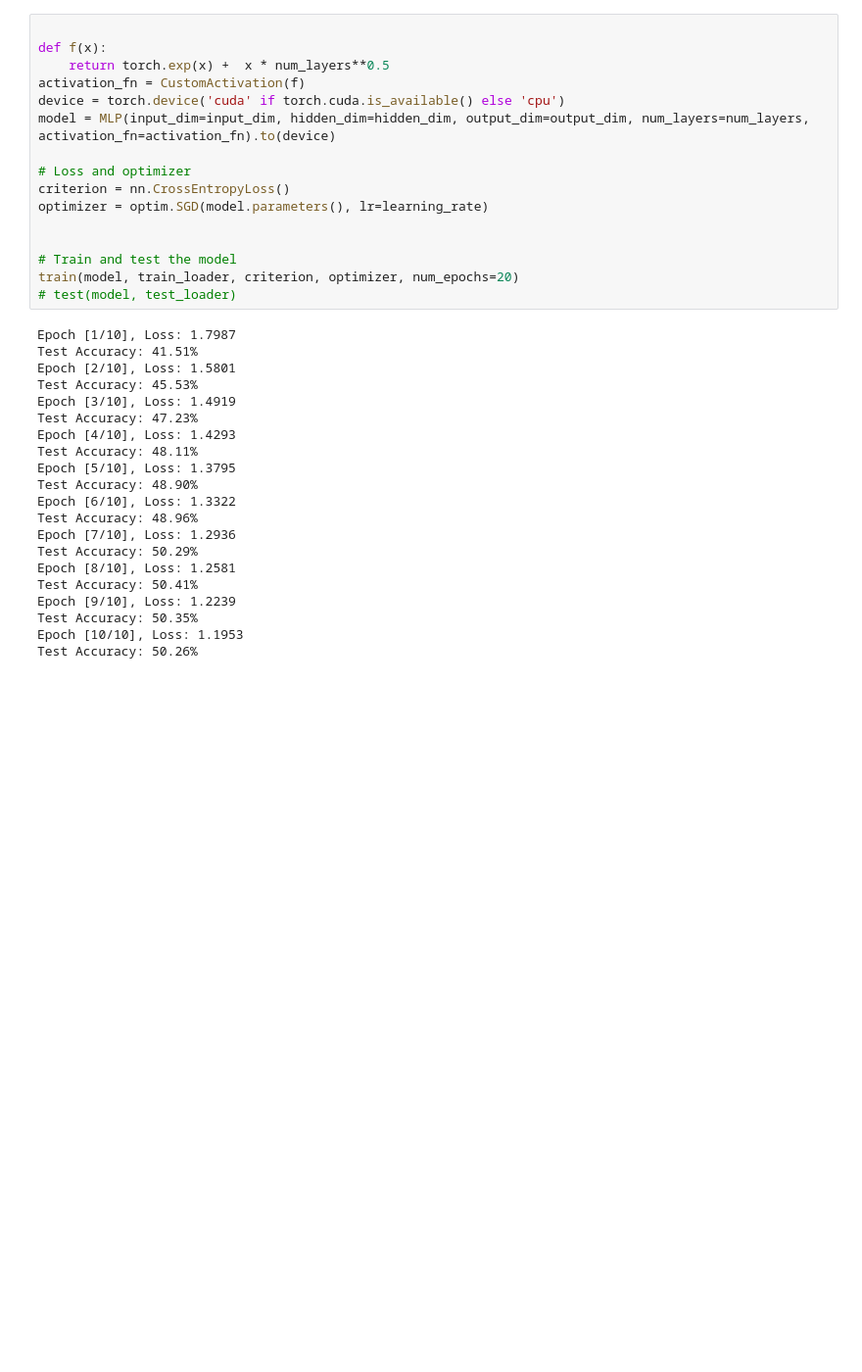
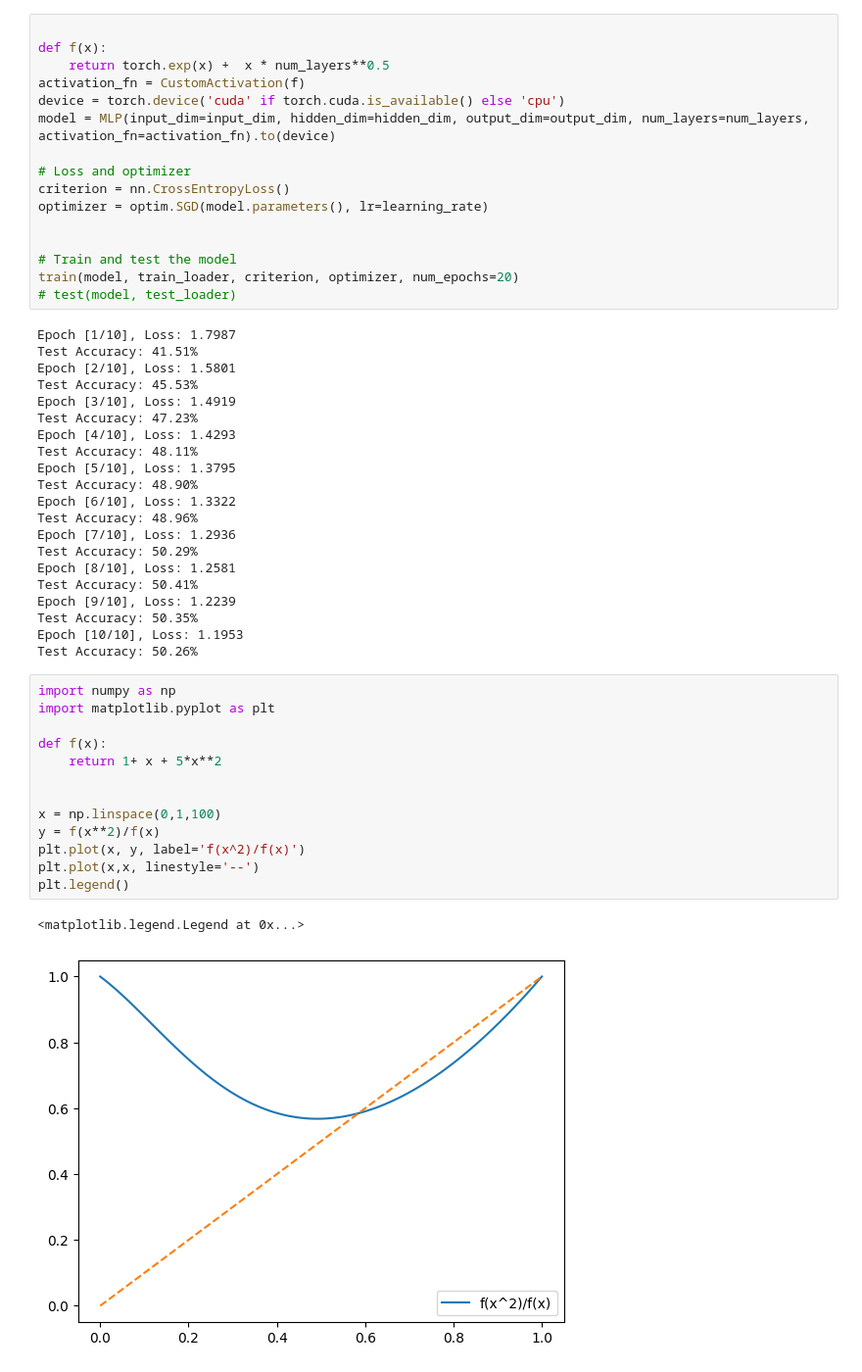
Before and after one commit to ratschlab/phd-thesis-amir, a Jupyter notebook: evaluations/evaluate.ipynb, the cells around one changed output. Shown at 98% size. Cells and saved outputs as stored; diff of their text form; blank space fills up the shorter version.

```diff
--- a/evaluations/evaluate.ipynb
+++ b/evaluations/evaluate.ipynb
@@ -524,3 +968,19 @@ Epoch [9/10], Loss: 1.2239
 Test Accuracy: 50.35%
 Epoch [10/10], Loss: 1.1953
 Test Accuracy: 50.26%
+# %%
+import numpy as np
+import matplotlib.pyplot as plt
+
+def f(x):
+    return 1+ x + 5*x**2
+
+
+x = np.linspace(0,1,100)
+y = f(x**2)/f(x)
+plt.plot(x, y, label='f(x^2)/f(x)')
+plt.plot(x,x, linestyle='--')
+plt.legend()
+# %% [output]
+<matplotlib.legend.Legend at 0x...>
+[figure, added]
```
Also changed, not shown: parts of 8 cells of this notebook, 1 other file.
